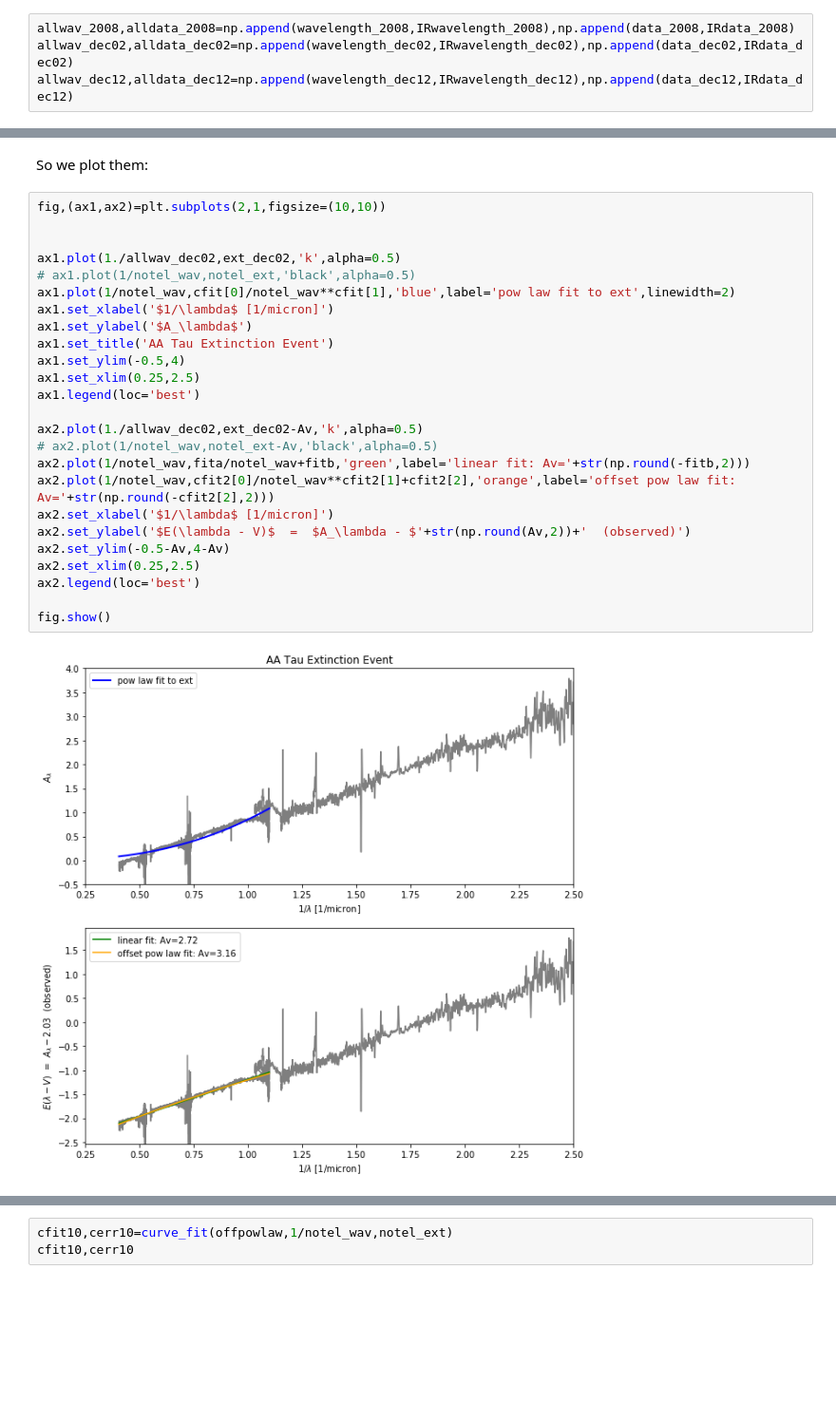
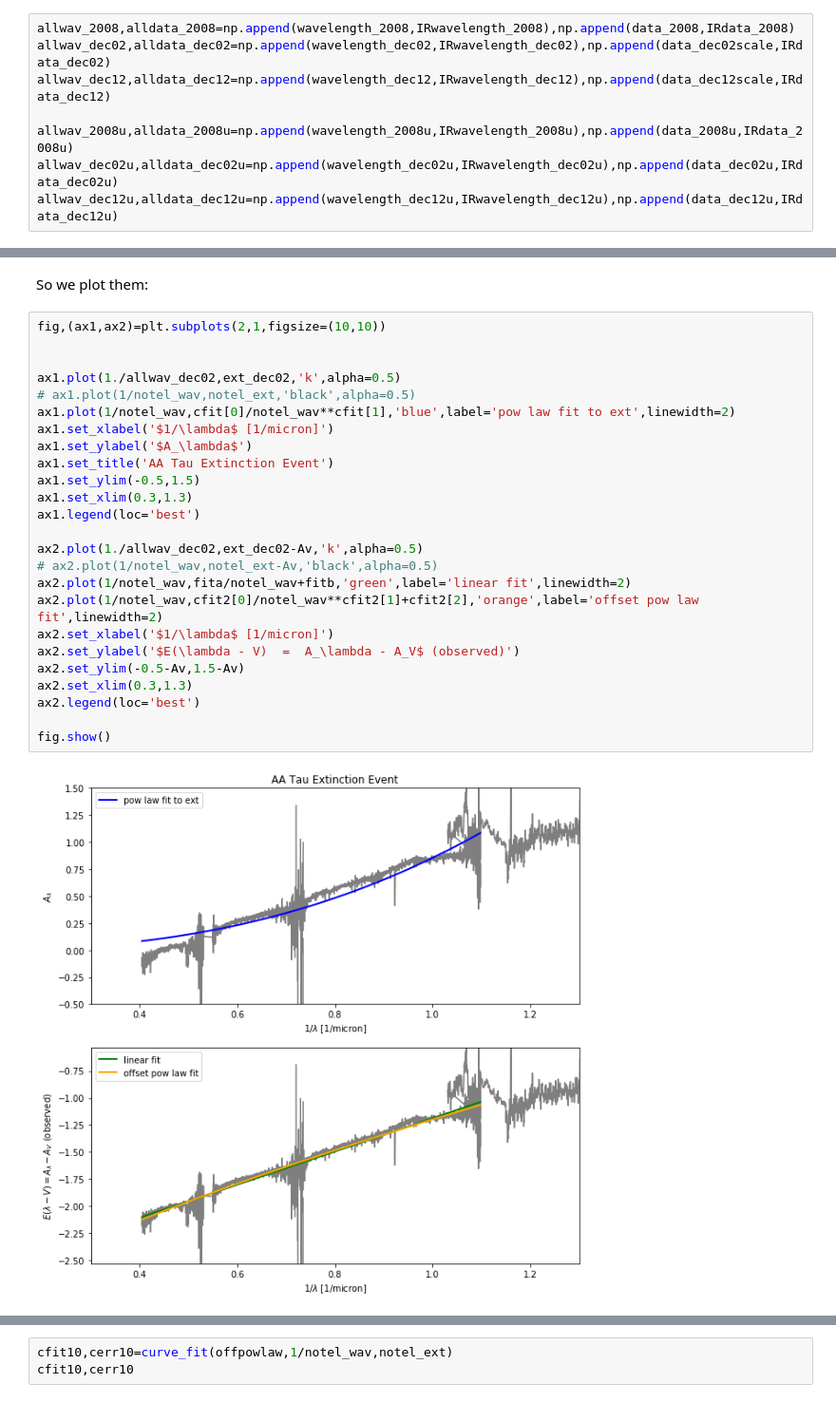
Before and after one commit to krislars/AA_Tau_Covey, a Jupyter notebook: AATau_data.ipynb, the cells around one changed output, grey strips where cells are left out. Shown at 95% size. Cells and saved outputs as stored; diff of their text form; blank space fills up the shorter version.

```diff
--- a/AATau_data.ipynb
+++ b/AATau_data.ipynb
@@ -793,7 +820,11 @@ Conclusion: Scale Dec02 by 0.46 -> 1.82 and Dec12 by 0.50 -> 1.97 based on AAVSO
 # %%
 allwav_2008,alldata_2008=np.append(wavelength_2008,IRwavelength_2008),np.append(data_2008,IRdata_2008)
-allwav_dec02,alldata_dec02=np.append(wavelength_dec02,IRwavelength_dec02),np.append(data_dec02,IRdata_dec02)
-allwav_dec12,alldata_dec12=np.append(wavelength_dec12,IRwavelength_dec12),np.append(data_dec12,IRdata_dec12)
+allwav_dec02,alldata_dec02=np.append(wavelength_dec02,IRwavelength_dec02),np.append(data_dec02scale,IRdata_dec02)
+allwav_dec12,alldata_dec12=np.append(wavelength_dec12,IRwavelength_dec12),np.append(data_dec12scale,IRdata_dec12)
+
+allwav_2008u,alldata_2008u=np.append(wavelength_2008u,IRwavelength_2008u),np.append(data_2008u,IRdata_2008u)
+allwav_dec02u,alldata_dec02u=np.append(wavelength_dec02u,IRwavelength_dec02u),np.append(data_dec02u,IRdata_dec02u)
+allwav_dec12u,alldata_dec12u=np.append(wavelength_dec12u,IRwavelength_dec12u),np.append(data_dec12u,IRdata_dec12u)
 # %%
 interp2008=interp.interp1d(allwav_2008,alldata_2008)
 
@@ -1073,27 +1117,27 @@ So we plot them:
 # %%
 fig,(ax1,ax2)=plt.subplots(2,1,figsize=(10,10))
 
 
 ax1.plot(1./allwav_dec02,ext_dec02,'k',alpha=0.5)
 # ax1.plot(1/notel_wav,notel_ext,'black',alpha=0.5)
 ax1.plot(1/notel_wav,cfit[0]/notel_wav**cfit[1],'blue',label='pow law fit to ext',linewidth=2)
 ax1.set_xlabel('$1/\lambda$ [1/micron]')
 ax1.set_ylabel('$A_\lambda$')
 ax1.set_title('AA Tau Extinction Event')
-ax1.set_ylim(-0.5,4)
-ax1.set_xlim(0.25,2.5)
+ax1.set_ylim(-0.5,1.5)
+ax1.set_xlim(0.3,1.3)
 ax1.legend(loc='best')
 
 ax2.plot(1./allwav_dec02,ext_dec02-Av,'k',alpha=0.5)
 # ax2.plot(1/notel_wav,notel_ext-Av,'black',alpha=0.5)
-ax2.plot(1/notel_wav,fita/notel_wav+fitb,'green',label='linear fit: Av='+str(np.round(-fitb,2)))
-ax2.plot(1/notel_wav,cfit2[0]/notel_wav**cfit2[1]+cfit2[2],'orange',label='offset pow law fit: Av='+str(np.round(-cfit2[2],2)))
+ax2.plot(1/notel_wav,fita/notel_wav+fitb,'green',label='linear fit',linewidth=2)
+ax2.plot(1/notel_wav,cfit2[0]/notel_wav**cfit2[1]+cfit2[2],'orange',label='offset pow law fit',linewidth=2)
 ax2.set_xlabel('$1/\lambda$ [1/micron]')
-ax2.set_ylabel('$E(\lambda - V)$  =  $A_\lambda - $'+str(np.round(Av,2))+'  (observed)')
-ax2.set_ylim(-0.5-Av,4-Av)
-ax2.set_xlim(0.25,2.5)
+ax2.set_ylabel('$E(\lambda - V)  =  A_\lambda - A_V$ (observed)')
+ax2.set_ylim(-0.5-Av,1.5-Av)
+ax2.set_xlim(0.3,1.3)
 ax2.legend(loc='best')
 
 fig.show()
 # %% [output]
-[figure, old version]
+[figure, new version]
```
Also changed, not shown: parts of 88 cells of this notebook.
